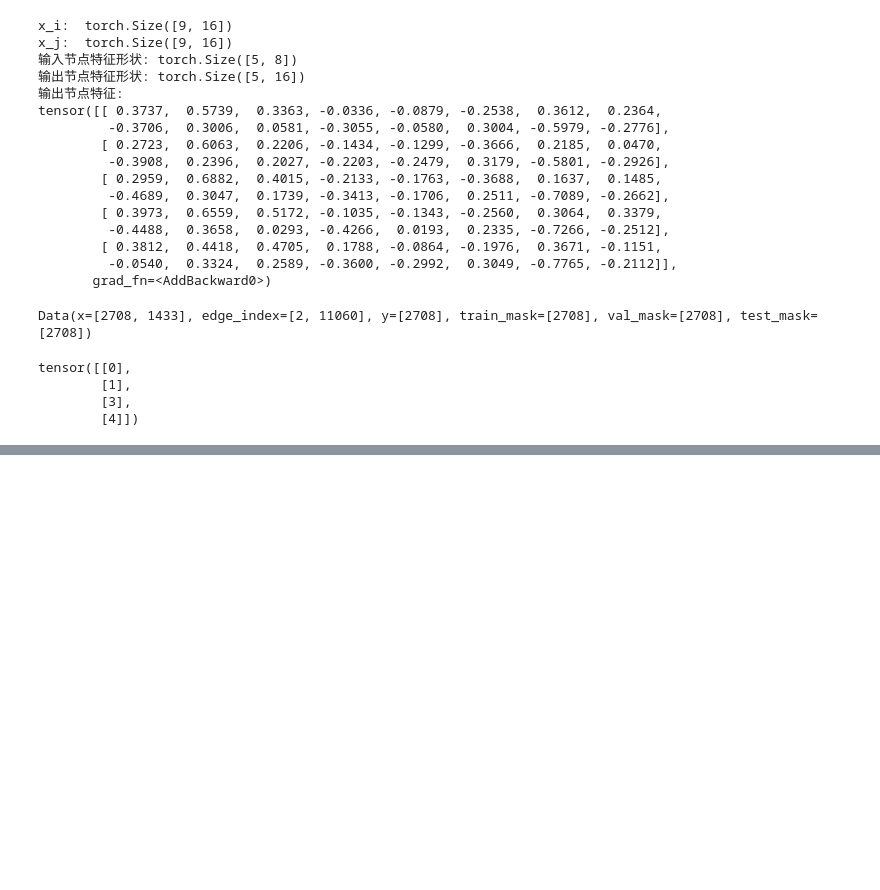
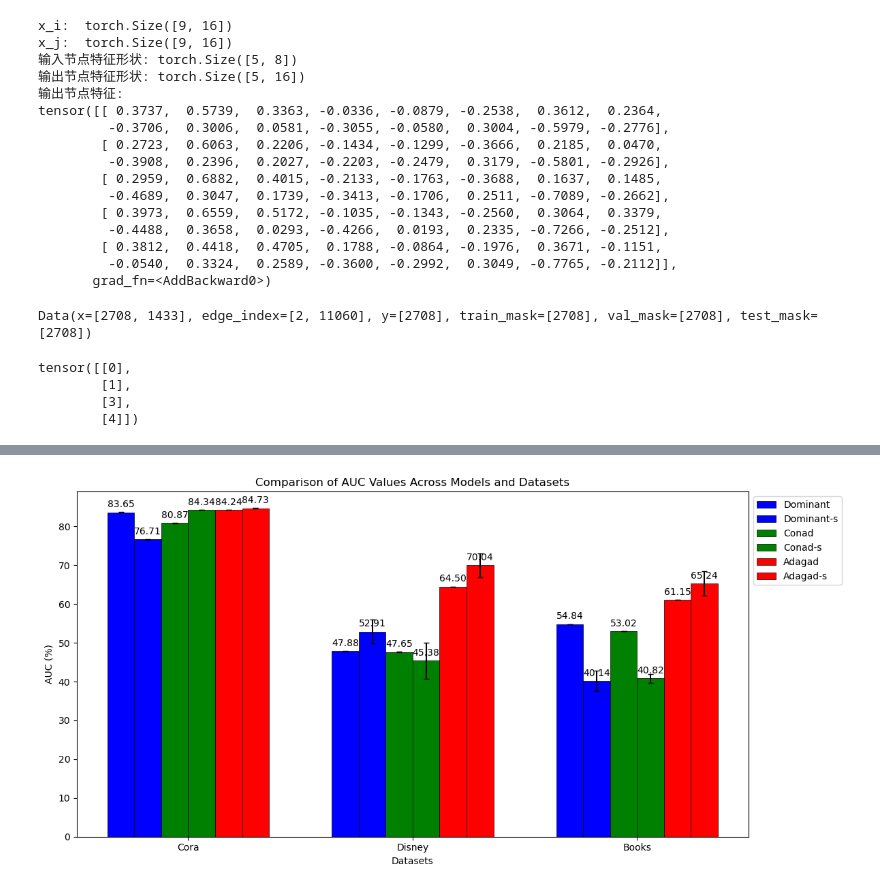
Before and after one commit to SharkRemW/re-AD-algorithm, a Jupyter notebook: test.ipynb, the cells around one changed output, grey strips where cells are left out. Cells and saved outputs as stored; diff of their text form; code cells hidden in the pictures; blank space fills up the shorter version.

```diff
--- a/test.ipynb
+++ b/test.ipynb
@@ -185,0 +477,90 @@ tensor([[0],
+# %%
+import matplotlib.pyplot as plt
+import numpy as np
+
+# 数据定义
+data = {
+    "Cora": {
+        "Dominant": (83.65, 0.06), "Dominant-s": (76.71, 0.07),
+        "Conad": (80.87, 0.01), "Conad-s": (84.34, 0.03),
+        "Adagad": (84.24, 0.00), "Adagad-s": (84.73, 0.01)
+    },
+    "Disney": {
+        "Dominant": (47.88, 0.05), "Dominant-s": (52.91, 3.04),
+        "Conad": (47.65, 0.02), "Conad-s": (45.38, 4.64),
+        "Adagad": (64.50, 0.01), "Adagad-s": (70.04, 3.08)
+    },
+    "Books": {
+        "Dominant": (54.84, 0.01), "Dominant-s": (40.14, 2.66),
+        "Conad": (53.02, 0.00), "Conad-s": (40.82, 1.18),
+        "Adagad": (61.15, 0.01), "Adagad-s": (65.24, 3.17)
+    }
+}
+
+# 数据集和模型名称
+datasets = ["Cora", "Disney", "Books"]
+models = ["Dominant", "Dominant-s", "Conad", "Conad-s", "Adagad", "Adagad-s"]
+
+# 提取均值和标准差
+mean_values = {ds: [data[ds][model][0] for model in models] for ds in datasets}
+std_values = {ds: [data[ds][model][1] for model in models] for ds in datasets}
+
+# 定义颜色映射
+colors = {
+    "Dominant": 'blue',
+    "Conad": 'green',
+    "Adagad": 'red'
+}
+
+# 绘制条形图
+x = np.arange(len(datasets))  # x 轴位置
+width = 0.12  # 条形宽度
+n_models = len(models)
+
+fig, ax = plt.subplots(figsize=(12, 6))
+
+# 绘制每个模型的条形图
+for i, model in enumerate(models):
+    means = [mean_values[ds][i] for ds in datasets]
+    stds = [std_values[ds][i] for ds in datasets]
+    color = colors[model.split('-')[0]]  # 根据模型前缀选择颜色
+    bars = ax.bar(x + i * width, means, width, yerr=stds, label=model, capsize=3,
+                  color=color, edgecolor='black', linewidth=0.5)  # 添加黑色描边
+
+# 添加标签、标题和图例
+ax.set_xlabel("Datasets")
+ax.set_ylabel("AUC (%)")
+ax.set_title("Comparison of AUC Values Across Models and Datasets")
+ax.set_xticks(x + (n_models - 1) * width / 2)
+ax.set_xticklabels(datasets)
+ax.legend(loc="upper left", bbox_to_anchor=(1, 1))
+
+# 显示数值标签
+def add_labels(bars):
+    for bar in bars:
+        height = bar.get_height()
+        ax.annotate(f"{height:.2f}",
+                    xy=(bar.get_x() + bar.get_width() / 2, height),
+                    xytext=(0, 3),  # 3 points vertical offset
+                    textcoords="offset points",
+                    ha='center', va='bottom')
+
+# 遍历所有条形并添加标签
+for i, model in enumerate(models):
+    means = [mean_values[ds][i] for ds in datasets]
+    for j, mean in enumerate(means):
+        ax.annotate(f"{mean:.2f}",
+                    xy=(x[j] + i * width, mean),
+                    xytext=(0, 3),  # 3 points vertical offset
+                    textcoords="offset points",
+                    ha='center', va='bottom')
+
+plt.tight_layout()
+
+# 保存图表为图片文件
+plt.savefig("auc_comparison_extended_with_outline.png", dpi=300, bbox_inches='tight')  # 保存为 PNG 文件
+
+# 显示图表
+plt.show()
+# %% [output]
+[figure, added]
```
Also changed, not shown: parts of 7 cells of this notebook, 11 other files.
